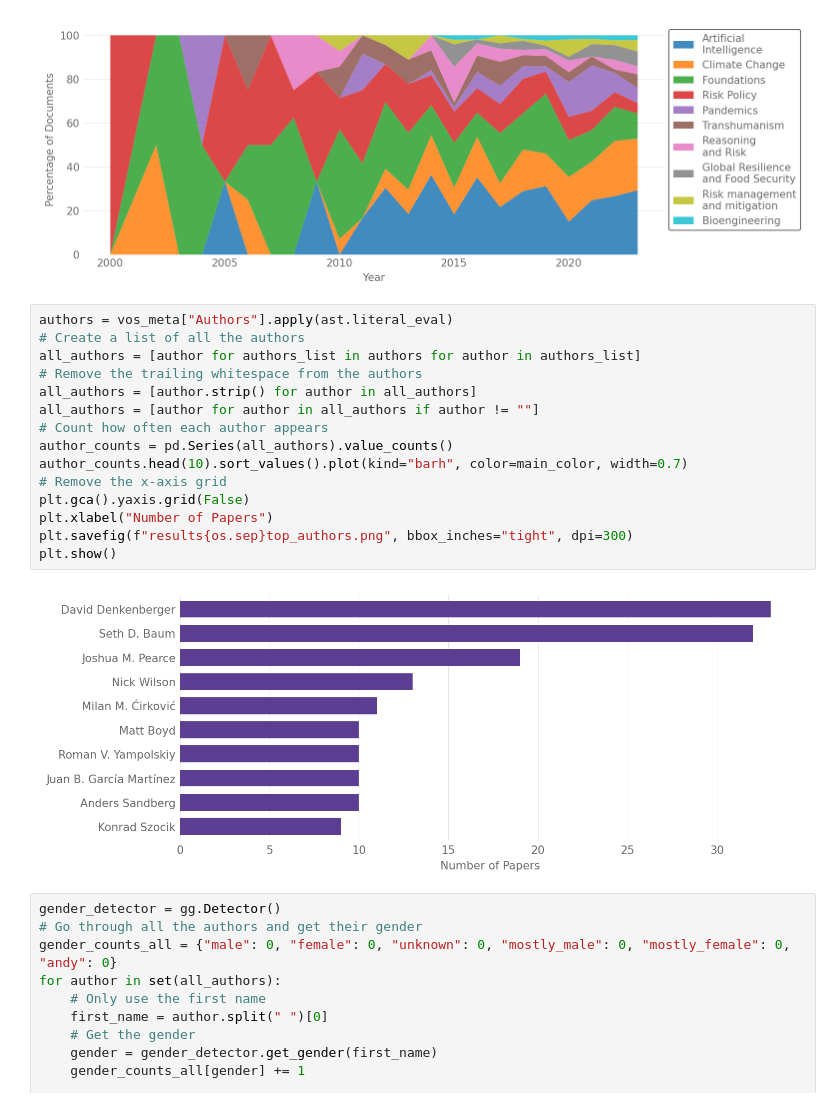
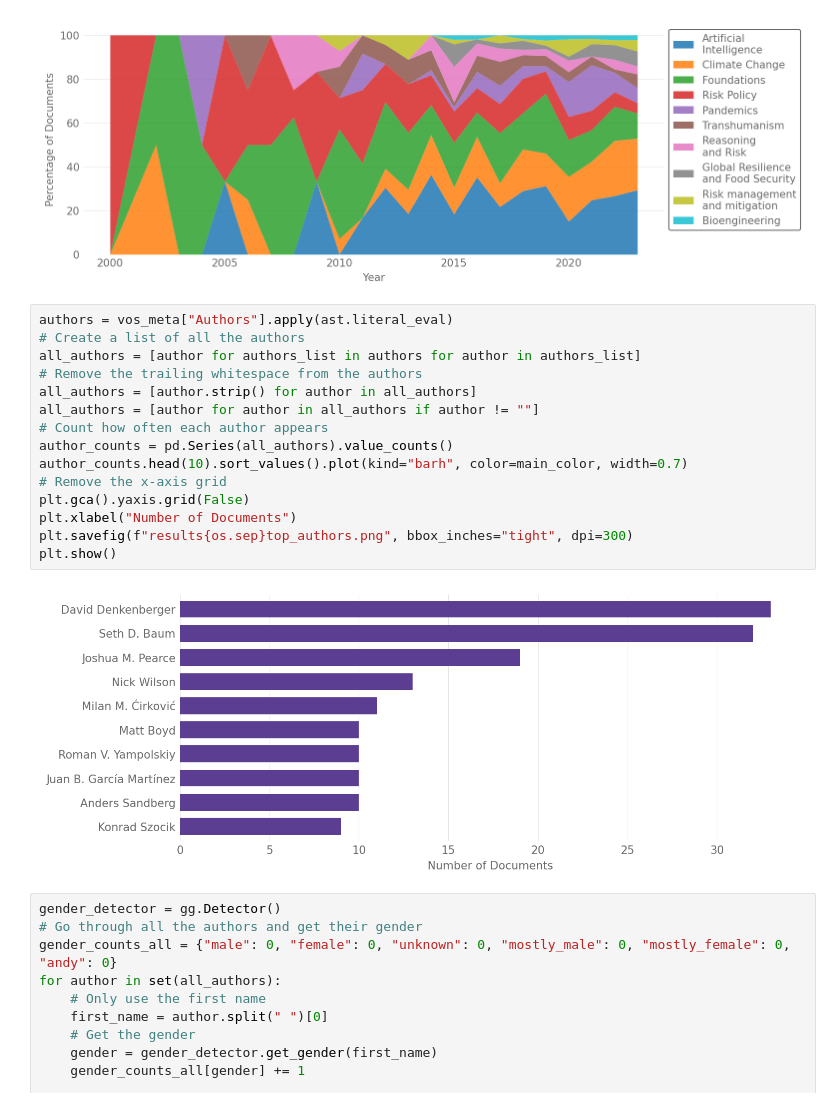
Before and after one commit to florianjehn/bibliometrics, a Jupyter notebook: scripts/overall_visualizations.ipynb, the cells around one changed output. Drawn from its saved outputs; the diff is of its cells as text.

```diff
--- a/scripts/overall_visualizations.ipynb
+++ b/scripts/overall_visualizations.ipynb
@@ -91,20 +102,20 @@ plt.gca().xaxis.grid(False)
 # %%
 authors = vos_meta["Authors"].apply(ast.literal_eval)
 # Create a list of all the authors
 all_authors = [author for authors_list in authors for author in authors_list]
 # Remove the trailing whitespace from the authors
 all_authors = [author.strip() for author in all_authors]
 all_authors = [author for author in all_authors if author != ""]
 # Count how often each author appears
 author_counts = pd.Series(all_authors).value_counts()
 author_counts.head(10).sort_values().plot(kind="barh", color=main_color, width=0.7)
 # Remove the x-axis grid
 plt.gca().yaxis.grid(False)
-plt.xlabel("Number of Papers")
+plt.xlabel("Number of Documents")
 plt.savefig(f"results{os.sep}top_authors.png", bbox_inches="tight", dpi=300)
 plt.show()
 # %% [output]
-[figure, old version]
+[figure, new version]
 # %%
 gender_detector = gg.Detector()
 # Go through all the authors and get their gender
```
Also changed, not shown: parts of 5 cells of this notebook, 2 other files.
